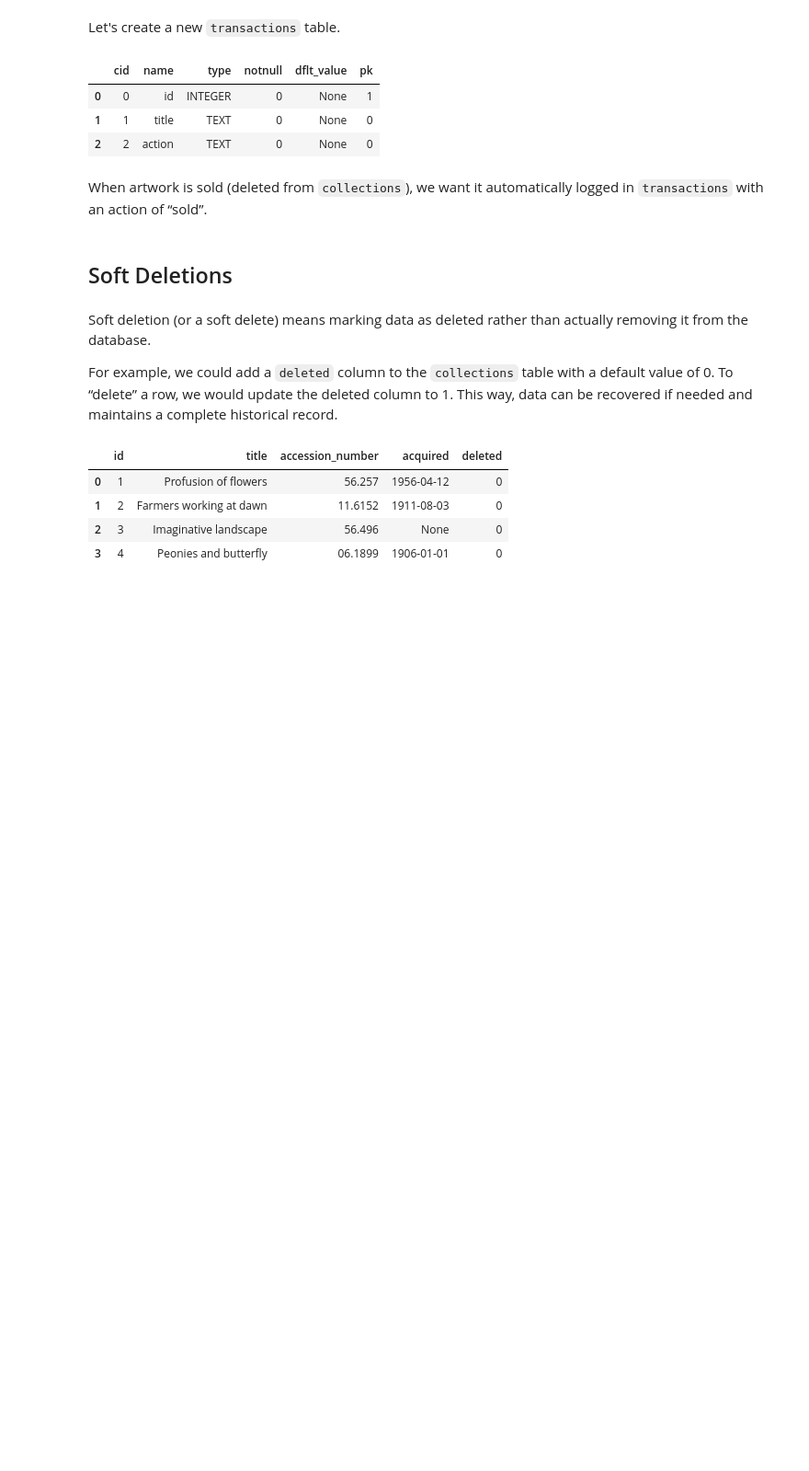
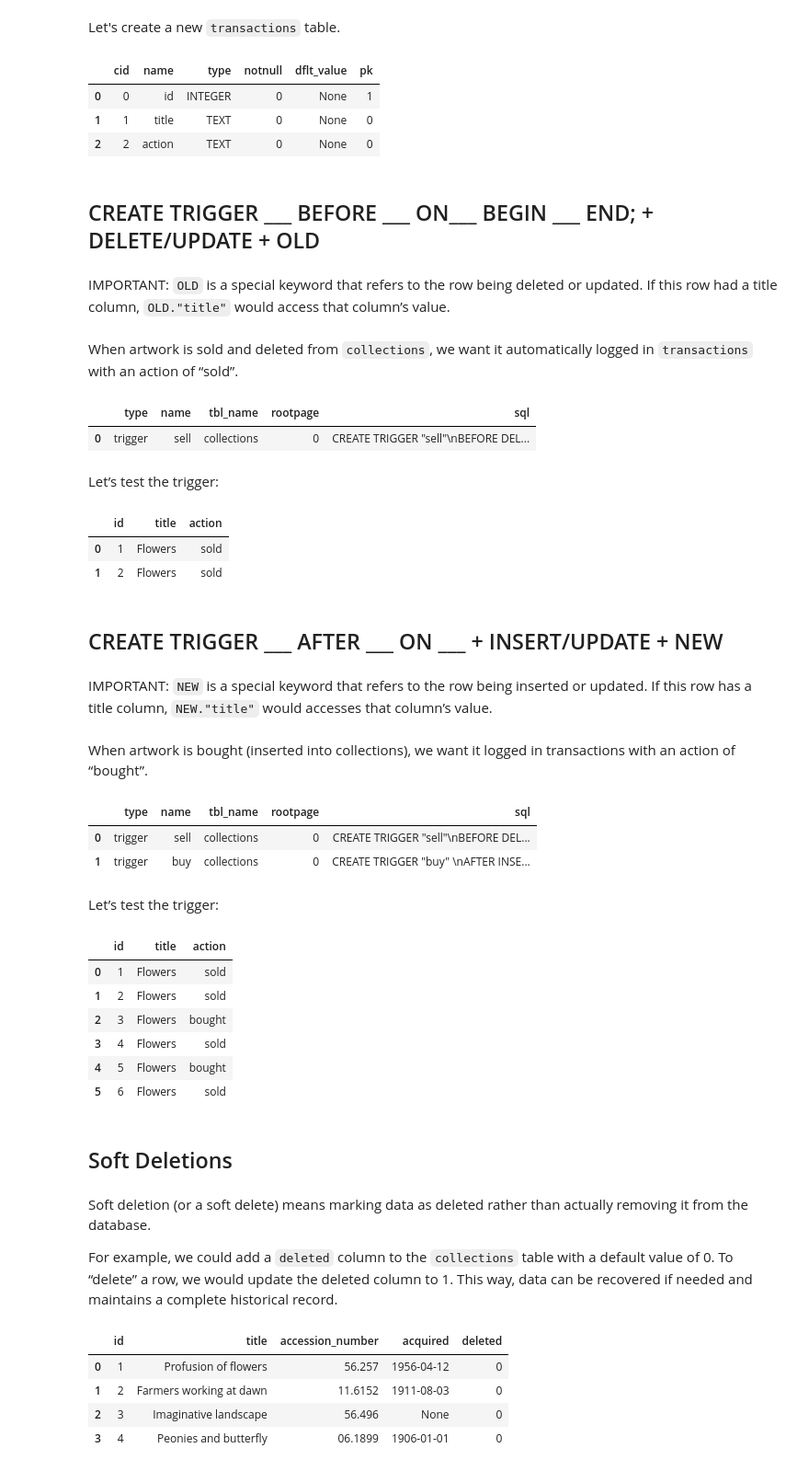
Before and after one commit to engineer-nicolas/cs50sql, a Jupyter notebook: lecture_3_Writing/lecture_3.ipynb, the cells around one changed output. Shown at 92% size. Cells and saved outputs as stored; diff of their text form; code cells hidden in the pictures; blank space fills up the shorter version.

Commit message:
update triggers

```diff
--- a/lecture_3_Writing/lecture_3.ipynb
+++ b/lecture_3_Writing/lecture_3.ipynb
@@ -187,5 +185,9 @@ pd.read_sql_query(
 | 0 | 0 | id | INTEGER | 0 | None | 1 |
 | 1 | 1 | title | TEXT | 0 | None | 0 |
 | 2 | 2 | action | TEXT | 0 | None | 0 |
+# %% [markdown]
+## CREATE TRIGGER ___ BEFORE ___ ON___ BEGIN ___ END; + DELETE/UPDATE + OLD
+# %% [markdown]
+IMPORTANT: `OLD` is a special keyword that refers to the row being deleted or updated. If this row had a title column, `OLD."title"` would access that column’s value.
 # %% [markdown]
-When artwork is sold (deleted from `collections`), we want it automatically logged in `transactions` with an action of “sold”.
+When artwork is sold and deleted from `collections`, we want it automatically logged in `transactions` with an action of “sold”.
@@ -203,0 +194,23 @@ conn.commit()
+# %%
+# Create the trigger
+conn.execute('''
+CREATE TRIGGER "sell"
+BEFORE DELETE ON "collections"
+BEGIN
+    INSERT INTO "transactions" ("title", "action")
+    VALUES (OLD."title", 'sold');
+END;
+''')
+
+# Save changes
+conn.commit()
+pd.read_sql_query("""
+SELECT *
+FROM sqlite_master
+WHERE type = 'trigger';
+""", conn)
+# %% [output]
+|  | type | name | tbl_name | rootpage | sql |
+| 0 | trigger | sell | collections | 0 | CREATE TRIGGER "sell"\nBEFORE DEL... |
+# %% [markdown]
+Let’s test the trigger:
@@ -203,0 +232,37 @@ conn.commit()
+# %%
+pd.read_sql_query("SELECT * FROM transactions;", conn)
+# %% [output]
+|  | id | title | action |
+| 0 | 1 | Flowers | sold |
+| 1 | 2 | Flowers | sold |
+# %% [markdown]
+## CREATE TRIGGER ___ AFTER ___ ON ___ + INSERT/UPDATE + NEW
+# %% [markdown]
+IMPORTANT: `NEW` is a special keyword that refers to the row being inserted or updated. If this row has a title column, `NEW."title"` would accesses that column’s value.
+# %% [markdown]
+
+When artwork is bought (inserted into collections), we want it logged in transactions with an action of “bought”.
+# %%
+# Create the trigger
+conn.execute("""
+CREATE TRIGGER "buy"
+AFTER INSERT ON "collections"
+BEGIN
+    INSERT INTO "transactions" ("title", "action")
+    VALUES (NEW."title", 'bought');
+END;
+""")
+
+# Save changes
+conn.commit()
+pd.read_sql_query("""
+SELECT *
+FROM sqlite_master
+WHERE type = 'trigger';
+""", conn)
+# %% [output]
+|  | type | name | tbl_name | rootpage | sql |
+| 0 | trigger | sell | collections | 0 | CREATE TRIGGER "sell"\nBEFORE DEL... |
+| 1 | trigger | buy | collections | 0 | CREATE TRIGGER "buy" \nAFTER INSE... |
+# %% [markdown]
+Let’s test the trigger:
@@ -204,3 +284,13 @@ conn.commit()
+# %%
+pd.read_sql_query("SELECT * FROM transactions;", conn)
+# %% [output]
+|  | id | title | action |
+| 0 | 1 | Flowers | sold |
+| 1 | 2 | Flowers | sold |
+| 2 | 3 | Flowers | bought |
+| 3 | 4 | Flowers | sold |
+| 4 | 5 | Flowers | bought |
+| 5 | 6 | Flowers | sold |
 # %% [markdown]
 ## Soft Deletions
 # %% [markdown]
```
Also changed, not shown: parts of 4 cells of this notebook.
